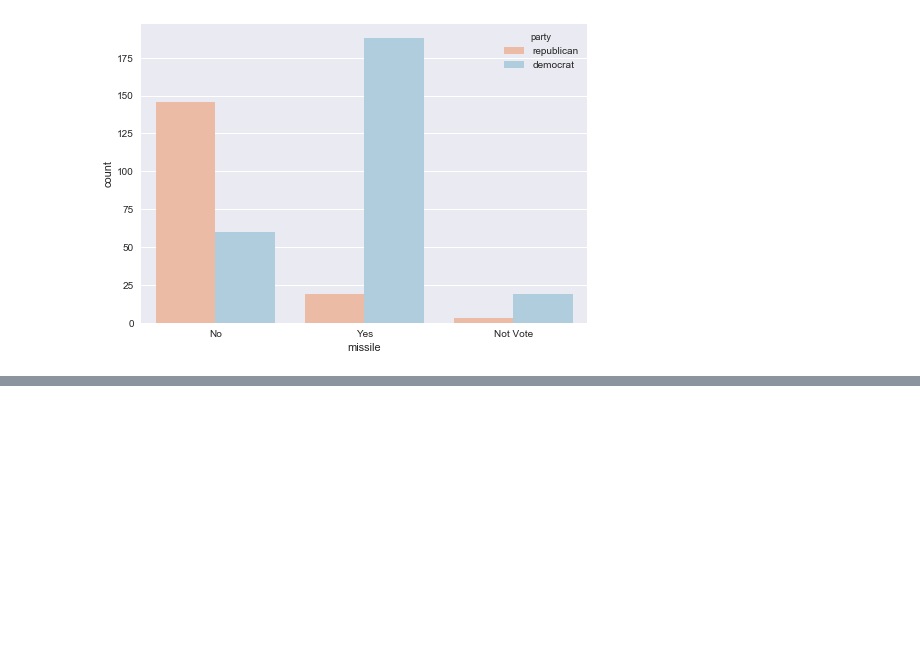
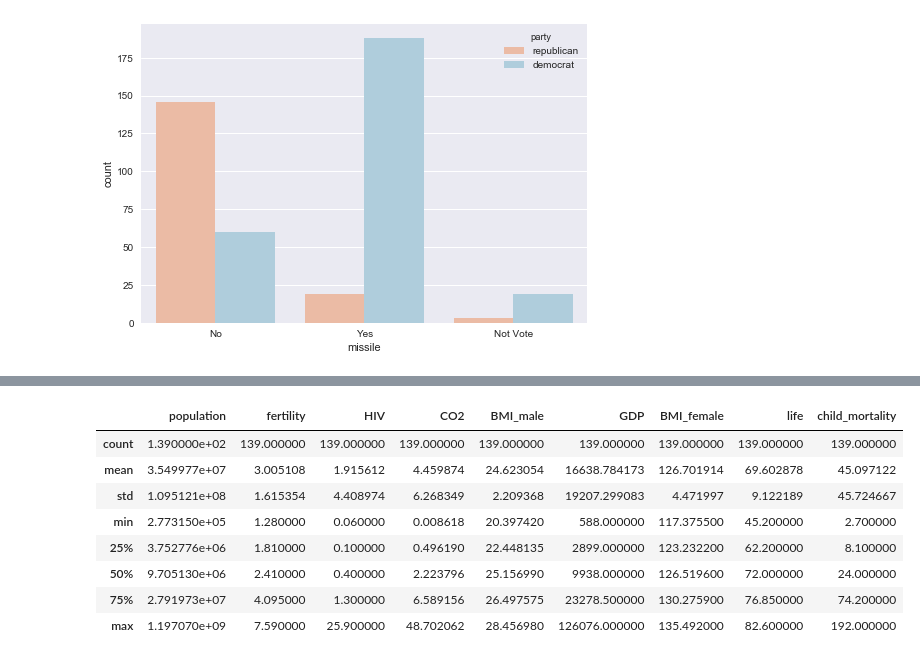
Before and after one commit to lukasz-f/data-camp, a Jupyter notebook: supervised learning/Exploratory Data Analysis (EDA).ipynb, the cells around one changed output, grey strips where cells are left out. Cells and saved outputs as stored; diff of their text form; code cells hidden in the pictures; blank space fills up the shorter version.

```diff
--- a/supervised learning/Exploratory Data Analysis (EDA).ipynb
+++ b/supervised learning/Exploratory Data Analysis (EDA).ipynb
@@ -105,0 +137,12 @@ plt.show()
+# %%
+gapminder.describe()
+# %% [output]
+|  | population | fertility | HIV | CO2 | BMI_male | GDP | BMI_female | life | child_mortality |
+| count | 1.390000e+02 | 139.000000 | 139.000000 | 139.000000 | 139.000000 | 139.000000 | 139.000000 | 139.000000 | 139.000000 |
+| mean | 3.549977e+07 | 3.005108 | 1.915612 | 4.459874 | 24.623054 | 16638.784173 | 126.701914 | 69.602878 | 45.097122 |
+| std | 1.095121e+08 | 1.615354 | 4.408974 | 6.268349 | 2.209368 | 19207.299083 | 4.471997 | 9.122189 | 45.724667 |
+| min | 2.773150e+05 | 1.280000 | 0.060000 | 0.008618 | 20.397420 | 588.000000 | 117.375500 | 45.200000 | 2.700000 |
+| 25% | 3.752776e+06 | 1.810000 | 0.100000 | 0.496190 | 22.448135 | 2899.000000 | 123.232200 | 62.200000 | 8.100000 |
+| 50% | 9.705130e+06 | 2.410000 | 0.400000 | 2.223796 | 25.156990 | 9938.000000 | 126.519600 | 72.000000 | 24.000000 |
+| 75% | 2.791973e+07 | 4.095000 | 1.300000 | 6.589156 | 26.497575 | 23278.500000 | 130.275900 | 76.850000 | 74.200000 |
+| max | 1.197070e+09 | 7.590000 | 25.900000 | 48.702062 | 28.456980 | 126076.000000 | 135.492000 | 82.600000 | 192.000000 |
```
Also changed, not shown: parts of 7 cells of this notebook, 4 other files.
